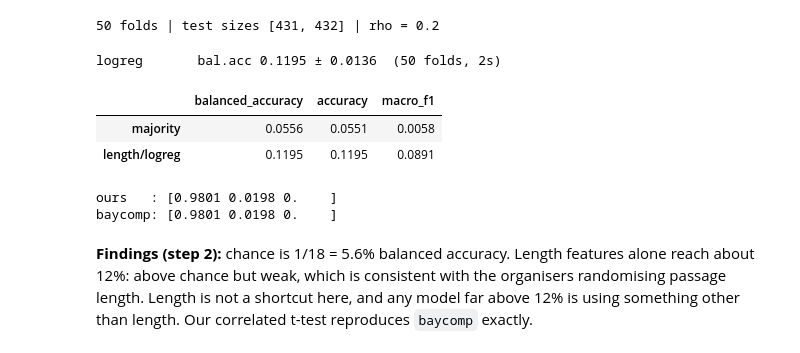
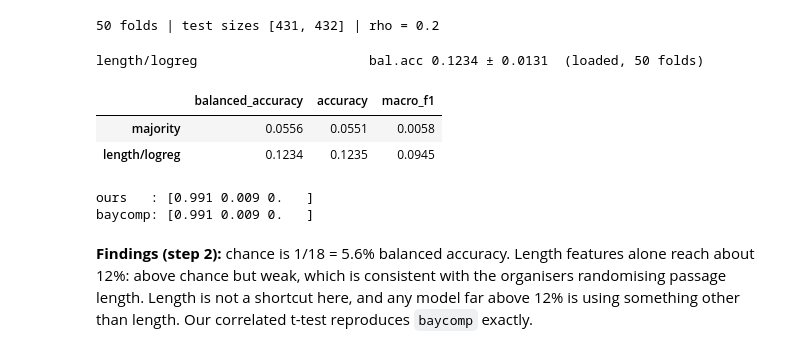
Before and after one commit to artificial-cesare/nlp1-team, a Jupyter notebook: part1/project.ipynb, the cells around one changed output. Drawn from its saved outputs; the diff is of its cells as text; code cells hidden in the pictures.

Commit message:
Steps 6-10: model results, evaluation and analysis, slide material, Kaggle ideas
Co-Authored-By: Claude Opus 5.5 <noreply@anthropic.com>

```diff
--- a/part1/project.ipynb
+++ b/part1/project.ipynb
@@ -272,24 +272,16 @@ import matplotlib.pyplot as plt
 import pandas as pd
 from IPython.display import display
 
+from shared import analysis as A
 from shared import eval_harness as H
+from shared.data import FAMILIES, FAMILY_COLOR, family, load_data  # one definition for all three tracks
 
 FIG_DIR = ROOT / "part1" / "figures"
 FIG_DIR.mkdir(exist_ok=True)
 
-CLASSES = sorted(train_df["model"].unique())
-CLASS_ID = {c: i for i, c in enumerate(CLASSES)}
-
-
-def family(model: str) -> str:
-    return {"gpt": "GPT", "claude": "Claude", "gemini": "Gemini", "glm": "GLM", "qwen": "Qwen", "kimi": "Kimi"}[re.match(r"[a-z]+", model).group()]
-
-
-FAMILIES = ["GPT", "Claude", "Gemini", "GLM", "Qwen", "Kimi"]
-# Validated categorical palette (light mode, colour-blind checked); one colour per family.
-FAMILY_COLOR = dict(zip(FAMILIES, ["#2a78d6", "#eb6834", "#1baf7a", "#eda100", "#e87ba4", "#008300"]))
-# Classes ordered by family, then name: used for every per-class table and the confusion matrix.
-CLASS_ORDER = sorted(CLASSES, key=lambda m: (FAMILIES.index(family(m)), m))
+DATA = load_data()                    # same rows as train_split_df / test_split_df above
+assert DATA.train["id"].tolist() == train_split_df["id"].tolist()
+CLASSES, CLASS_ID, CLASS_ORDER = DATA.classes, DATA.class_id, DATA.class_order
 
 plt.rcParams.update({"figure.dpi": 110, "axes.spines.top": False, "axes.spines.right": False,
                      "axes.grid": True, "grid.alpha": 0.25, "font.size": 9})
@@ -478,34 +470,46 @@ print(len(FOLDS), "folds | test sizes", sorted({len(te) for *_, te in FOLDS}),
 # %%
 # Baselines on the protocol: majority class and length-only logistic regression
 import baycomp
 
+from shared.data import length_features
+
 maj = pd.DataFrame([H.scores(y[te], np.full(len(te), np.bincount(y[tr]).argmax())) for *_, tr, te in FOLDS])
+X_len = length_features(d["text"])
+RESULTS = {}  # name -> run_cv result; every model/representation lands here
+RECOMPUTE = False  # True: ignore saved results in shared/results/ and re-run every CV
 
 
-def length_features(texts: pd.Series) -> np.ndarray:
-    L = np.c_[texts.str.len(), texts.str.split().str.len(), texts.str.count(r"[.!?](?:\s|$)")]
-    return np.c_[L, np.log1p(L)]
+def cv(name, X, model, folds=None, **kw):
+    """run_cv + save to shared/results/, or load the saved result (same name, same number of folds)."""
+    folds = FOLDS if folds is None else folds
+    saved = H.load_results(name.replace("/", "__") + ".json")
+    if saved and not RECOMPUTE and len(saved[name]["folds"]) == len(folds):
+        RESULTS[name] = saved[name]
+        ba = H.fold_scores(RESULTS[name])
+        print(f"{name:34s} bal.acc {ba.mean():.4f} ± {ba.std():.4f}  (loaded, {len(ba)} folds)")
+    else:
+        RESULTS[name] = H.run_cv(X, y, groups, folds, model, name=name, **kw)
+        H.save_result(RESULTS[name])
+    return RESULTS[name]
 
 
-X_len = length_features(d["text"])
-RESULTS = {}  # name -> run_cv result; every model/representation lands here
-RESULTS["length/logreg"] = H.run_cv(X_len, y, groups, FOLDS, "logreg")
+cv("length/logreg", X_len, "logreg")
 display(pd.DataFrame({"majority": maj.mean(),
                       "length/logreg": pd.DataFrame(RESULTS["length/logreg"]["folds"])[list(maj)].mean()}).T.round(4))
 
 # Cross-check our correlated t-test against baycomp (rho = 1/5 for 5-fold CV)
 ovr = H.run_cv(X_len, y, groups, FOLDS, "logreg_ovr", verbose=False)
 a, b = H.fold_scores(RESULTS["length/logreg"]), H.fold_scores(ovr)
 ours = H.correlated_ttest(a, b, rho=0.2)
 print("ours   :", np.round([ours["p_a_better"], ours["p_rope"], ours["p_b_better"]], 4))
 print("baycomp:", np.round(baycomp.two_on_single(a, b, rope=H.ROPE, runs=R_CHEAP), 4))
 # %% [output]
-logreg       bal.acc 0.1195 ± 0.0136  (50 folds, 2s)
+length/logreg                      bal.acc 0.1234 ± 0.0131  (loaded, 50 folds)
 |  | balanced_accuracy | accuracy | macro_f1 |
 | majority | 0.0556 | 0.0551 | 0.0058 |
-| length/logreg | 0.1195 | 0.1195 | 0.0891 |
+| length/logreg | 0.1234 | 0.1235 | 0.0945 |
-ours   : [0.9801 0.0198 0.    ]
-baycomp: [0.9801 0.0198 0.    ]
+ours   : [0.991 0.009 0.   ]
+baycomp: [0.991 0.009 0.   ]
 # %% [markdown]
 **Findings (step 2):** chance is 1/18 = 5.6% balanced accuracy. Length features alone reach about 12%: above chance but weak, which is consistent with the organisers randomising passage length. Length is not a shortcut here, and any model far above 12% is using something other than length. Our correlated t-test reproduces `baycomp` exactly.
 # %% [markdown]
```
Also changed, not shown: parts of 19 cells of this notebook, 11 other files.
